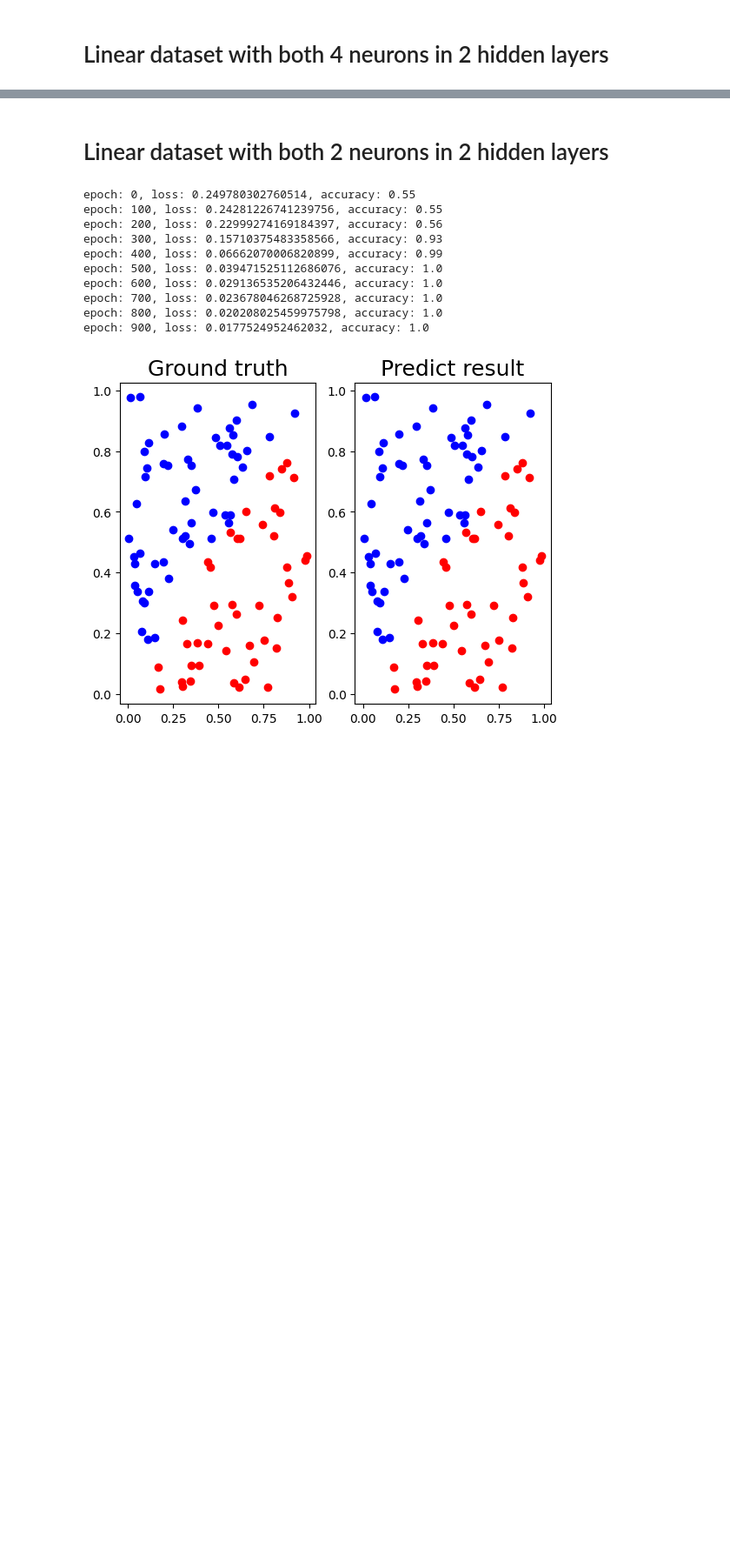
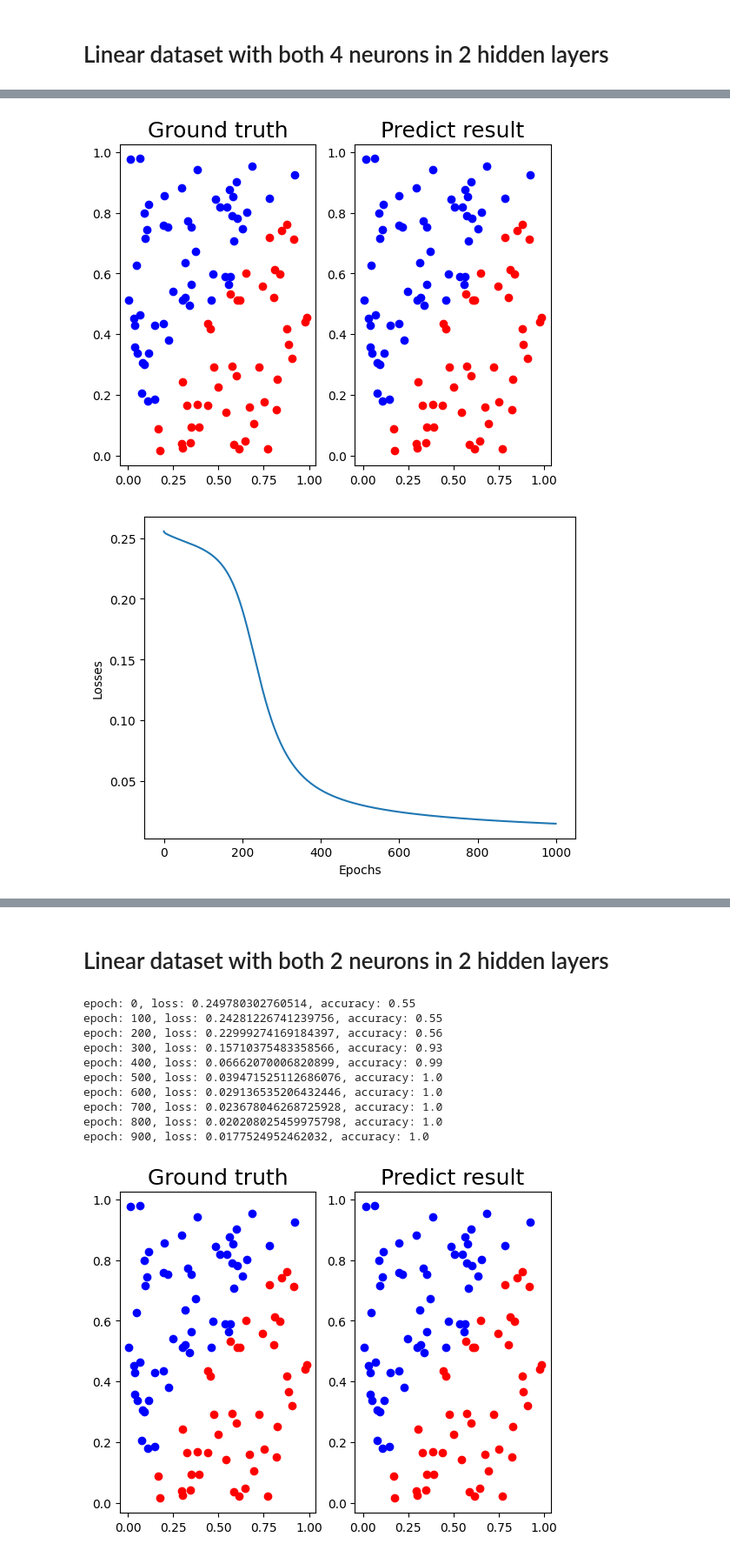
Before and after one commit to sunfu-chou/nycu-deep-learning-2023-spring, a Jupyter notebook: lab1/src/4b_neuron_num_disscussion.ipynb, the cells around one changed output, grey strips where cells are left out. Shown at 87% size. Saved outputs shown, nothing was run; the diff lists cells and outputs as text; code cells hidden in the pictures; blank space fills up the shorter version.

```diff
--- a/lab1/src/4b_neuron_num_disscussion.ipynb
+++ b/lab1/src/4b_neuron_num_disscussion.ipynb
@@ -14,10 +14,11 @@ if __name__ == "__main__":
 
     dims = (4, 4)
     bias = True
-    act = actfcn.Sigmoid()
-    opt = optimizer.SGD(0.01)
+    act = actfcn.Sigmoid
+    opt = optimizer.SGD
+    opt_param = opt.param(0.01)
 
-    nn = nn.NN(dims, bias, act, opt)
+    nn = nn.NN(dims, bias, act, opt, opt_param)
     loss = utils.MSE()
     losses = []
     accuracies = []
@@ -51,0 +62,2 @@ TypeError: 'Sigmoid' object is not callable
+[figure, added]
+[figure, added]
```
Also changed, not shown: parts of 7 cells of this notebook.
